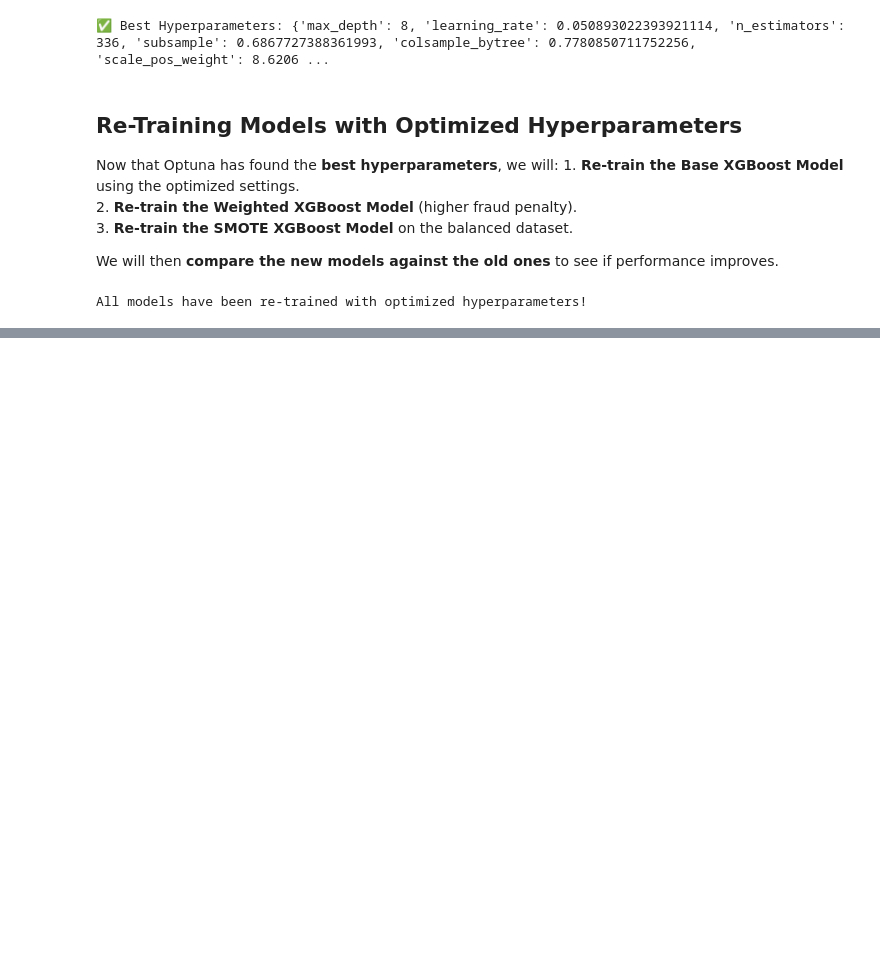
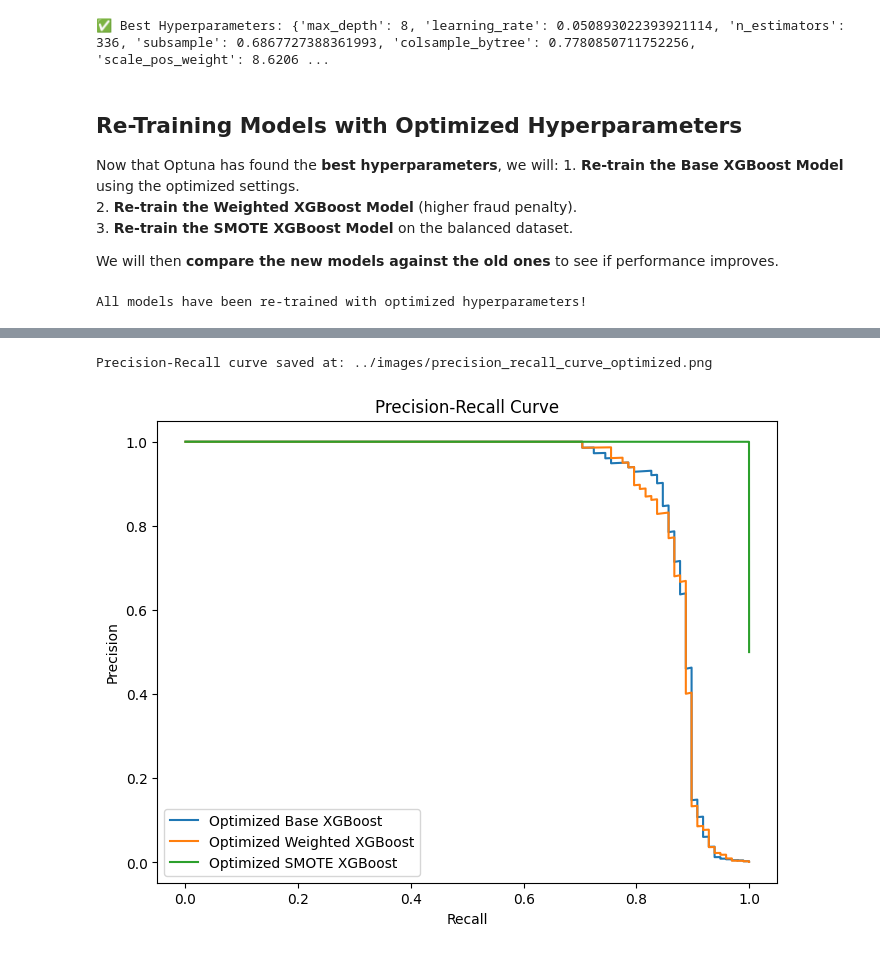
Before and after one commit to otuemre/FraudDetectAI, a Jupyter notebook: src/notebooks/03_Model_Training.ipynb, the cells around one changed output, grey strips where cells are left out. Saved outputs shown, nothing was run; the diff lists cells and outputs as text; code cells hidden in the pictures; blank space fills up the shorter version.

```diff
--- a/src/notebooks/03_Model_Training.ipynb
+++ b/src/notebooks/03_Model_Training.ipynb
@@ -480,0 +532,7 @@ All models have been re-trained with optimized hyperparameters!
+# %%
+# Re-run Precision-Recall Curve
+y_pred_probs_list_opt = [y_pred_probs_base_opt, y_pred_probs_weighted_opt, y_pred_probs_smote_opt]
+plot_precision_recall_curves(y_true_list_opt, y_pred_probs_list_opt, model_names_opt, save_path="../images/precision_recall_curve_optimized.png")
+# %% [output]
+Precision-Recall curve saved at: ../images/precision_recall_curve_optimized.png
+[figure, added]
```
Also changed, not shown: parts of 8 cells of this notebook, 3 other files.
